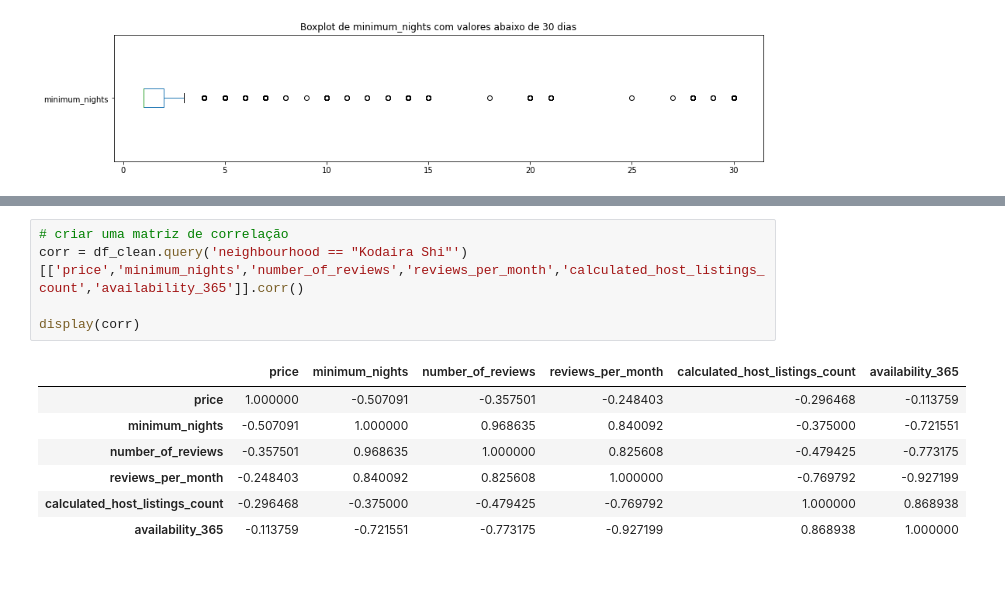
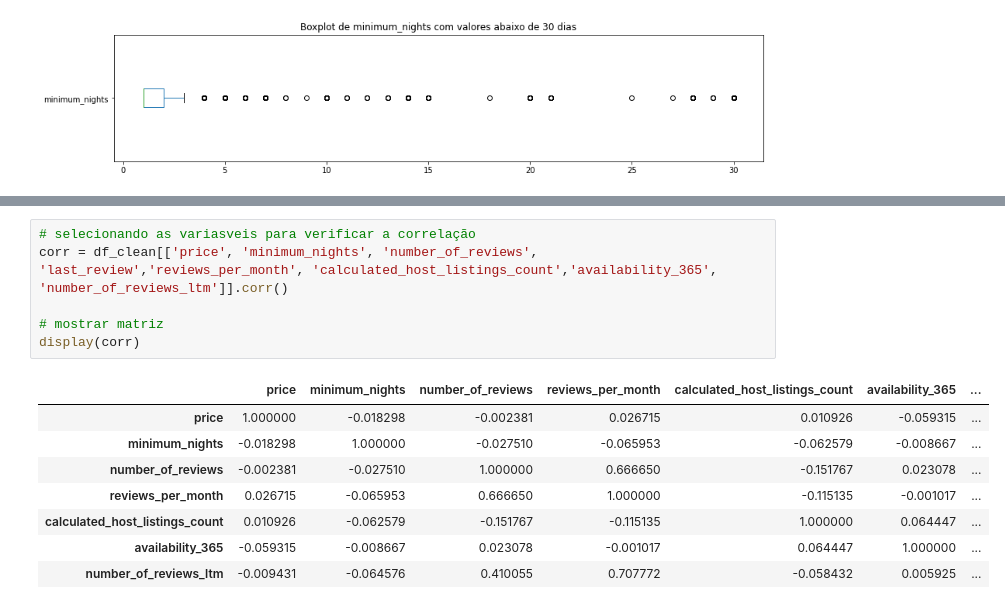
Before and after one commit to douglascdsantos/data_science, a Jupyter notebook: projetos/analisando_os_dados_do_airbnb_(tokyo)/notebook/Analisando_os_Dados_do_Airbnb_(Tokyo).ipynb, the cells around one changed output, grey strips where cells are left out. Drawn from its saved outputs; the diff is of its cells as text; blank space fills up the shorter version.

```diff
--- a/projetos/analisando_os_dados_do_airbnb_(tokyo)/notebook/Analisando_os_Dados_do_Airbnb_(Tokyo).ipynb
+++ b/projetos/analisando_os_dados_do_airbnb_(tokyo)/notebook/Analisando_os_Dados_do_Airbnb_(Tokyo).ipynb
@@ -281,13 +263,15 @@ Name: price, dtype: float64
 # %%
-# criar uma matriz de correlação
-corr = df_clean.query('neighbourhood == "Kodaira Shi"')[['price','minimum_nights','number_of_reviews','reviews_per_month','calculated_host_listings_count','availability_365']].corr()
+# selecionando as variasveis para verificar a correlação
+corr = df_clean[['price', 'minimum_nights', 'number_of_reviews', 'last_review','reviews_per_month', 'calculated_host_listings_count','availability_365', 'number_of_reviews_ltm']].corr()
 
+# mostrar matriz
 display(corr)
 # %% [output]
-|  | price | minimum_nights | number_of_reviews | reviews_per_month | calculated_host_listings_count | availability_365 |
-| price | 1.000000 | -0.507091 | -0.357501 | -0.248403 | -0.296468 | -0.113759 |
-| minimum_nights | -0.507091 | 1.000000 | 0.968635 | 0.840092 | -0.375000 | -0.721551 |
-| number_of_reviews | -0.357501 | 0.968635 | 1.000000 | 0.825608 | -0.479425 | -0.773175 |
-| reviews_per_month | -0.248403 | 0.840092 | 0.825608 | 1.000000 | -0.769792 | -0.927199 |
-| calculated_host_listings_count | -0.296468 | -0.375000 | -0.479425 | -0.769792 | 1.000000 | 0.868938 |
-| availability_365 | -0.113759 | -0.721551 | -0.773175 | -0.927199 | 0.868938 | 1.000000 |
+|  | price | minimum_nights | number_of_reviews | reviews_per_month | calculated_host_listings_count | availability_365 | ... |
+| price | 1.000000 | -0.018298 | -0.002381 | 0.026715 | 0.010926 | -0.059315 | ... |
+| minimum_nights | -0.018298 | 1.000000 | -0.027510 | -0.065953 | -0.062579 | -0.008667 | ... |
+| number_of_reviews | -0.002381 | -0.027510 | 1.000000 | 0.666650 | -0.151767 | 0.023078 | ... |
+| reviews_per_month | 0.026715 | -0.065953 | 0.666650 | 1.000000 | -0.115135 | -0.001017 | ... |
+| calculated_host_listings_count | 0.010926 | -0.062579 | -0.151767 | -0.115135 | 1.000000 | 0.064447 | ... |
+| availability_365 | -0.059315 | -0.008667 | 0.023078 | -0.001017 | 0.064447 | 1.000000 | ... |
+| number_of_reviews_ltm | -0.009431 | -0.064576 | 0.410055 | 0.707772 | -0.058432 | 0.005925 | ... |
```
Also changed, not shown: parts of 18 cells of this notebook.
